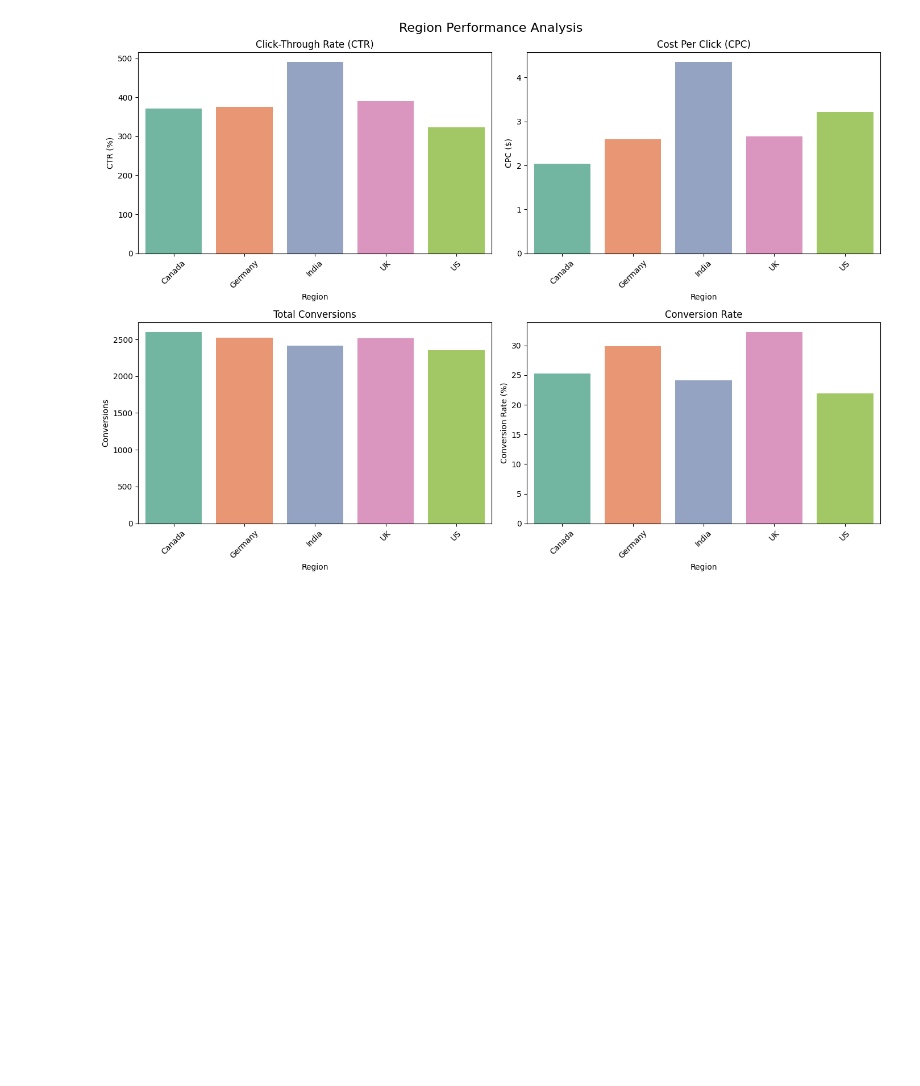
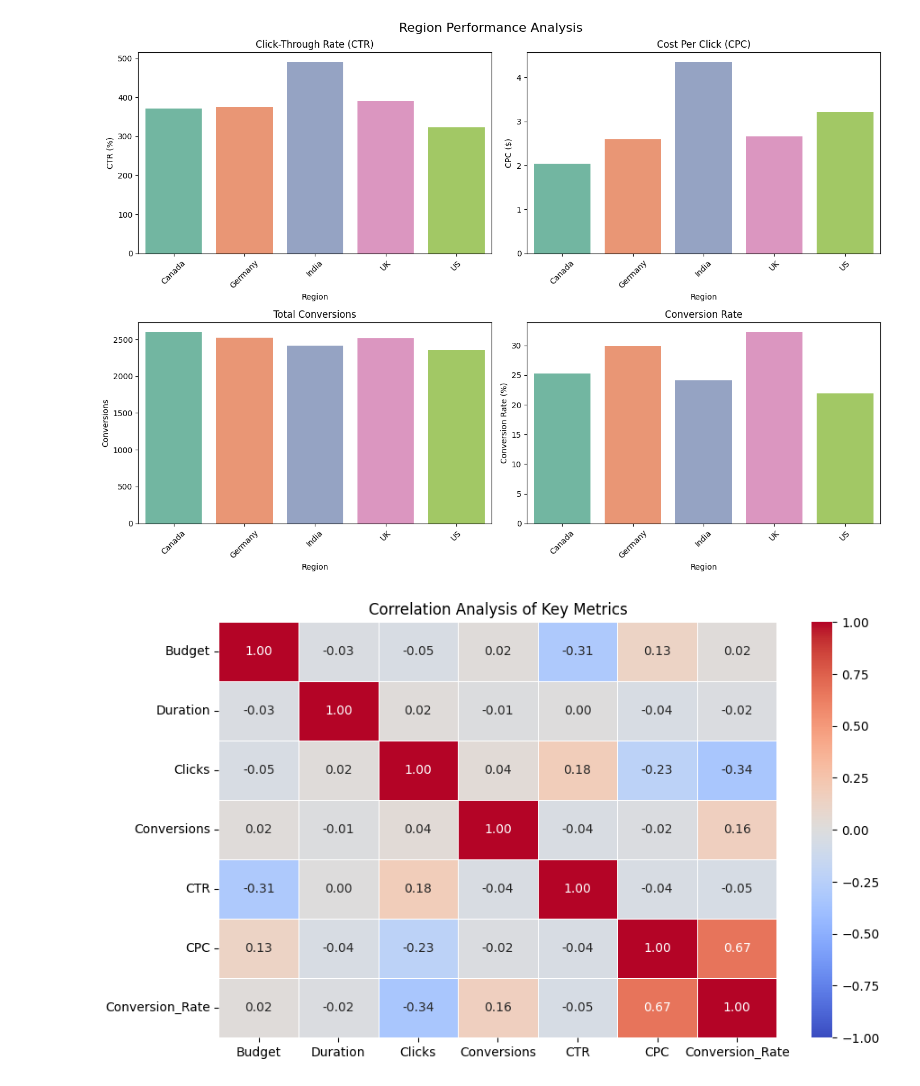
Before and after one commit to G-Bielokozowicz/Advertising-Campaign-Performance-Analysis, a Jupyter notebook: main.ipynb, the cells around one changed output. Saved outputs shown, nothing was run; the diff lists cells and outputs as text; code cells hidden in the pictures; blank space fills up the shorter version.

Commit message:
Added correlation heatmap

```diff
--- a/main.ipynb
+++ b/main.ipynb
@@ -439,3 +439,21 @@ plt.tight_layout()
 plt.show()
 # %% [output]
 [figure]
+# %%
+# Correlation heatmap
+numerical_cols = ['Budget', 'Duration', 'Clicks', 'Conversions', 'CTR', 'CPC', 'Conversion_Rate']
+corr_matrix = df[numerical_cols].corr()
+
+plt.figure(figsize=(10, 6))
+sns.heatmap(
+    corr_matrix,
+    annot=True,
+    cmap="coolwarm",
+    fmt=".2f",
+    linewidths=0.5,
+    vmin=-1, vmax=1
+)
+plt.title("Correlation Analysis of Key Metrics")
+plt.show()
+# %% [output]
+[figure, added]
```
